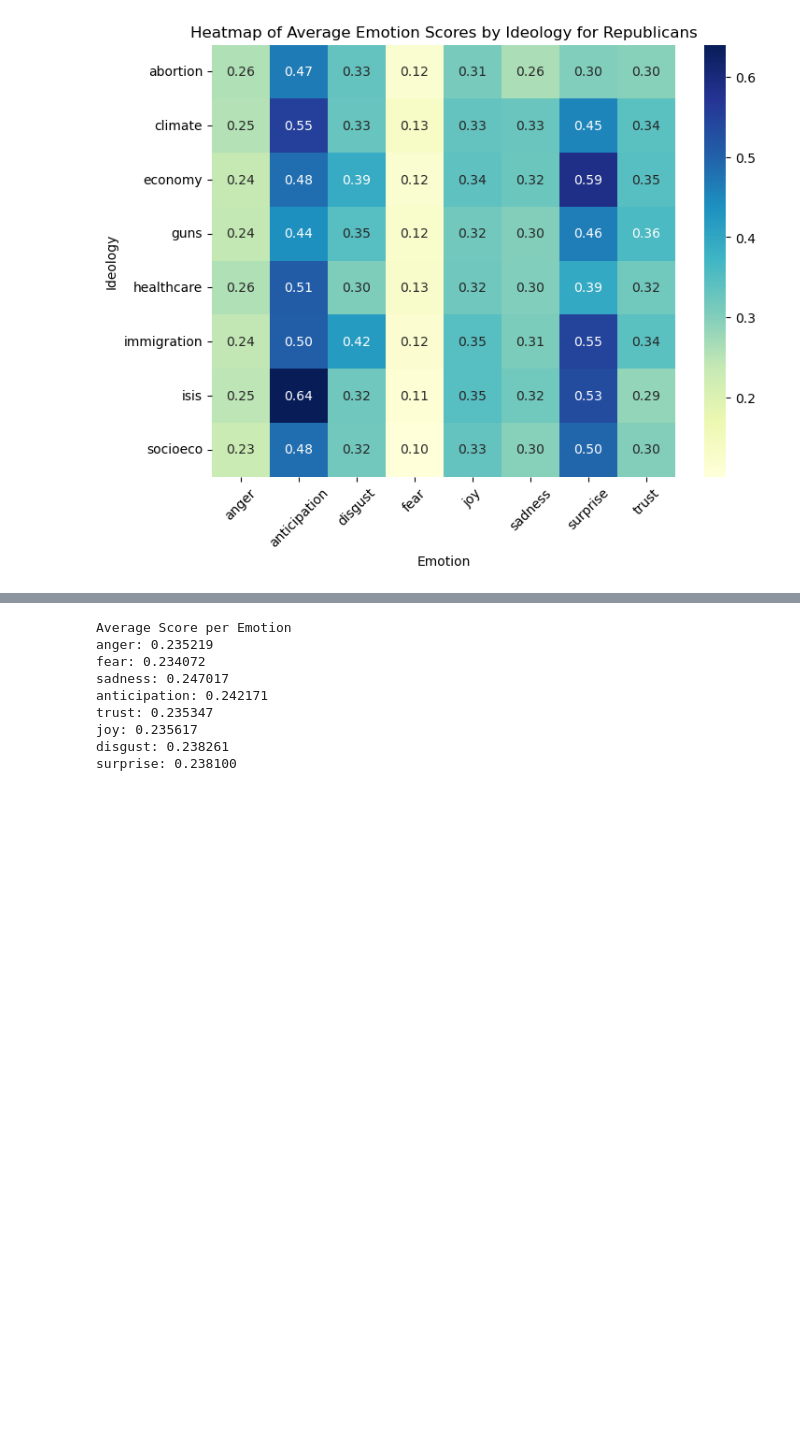
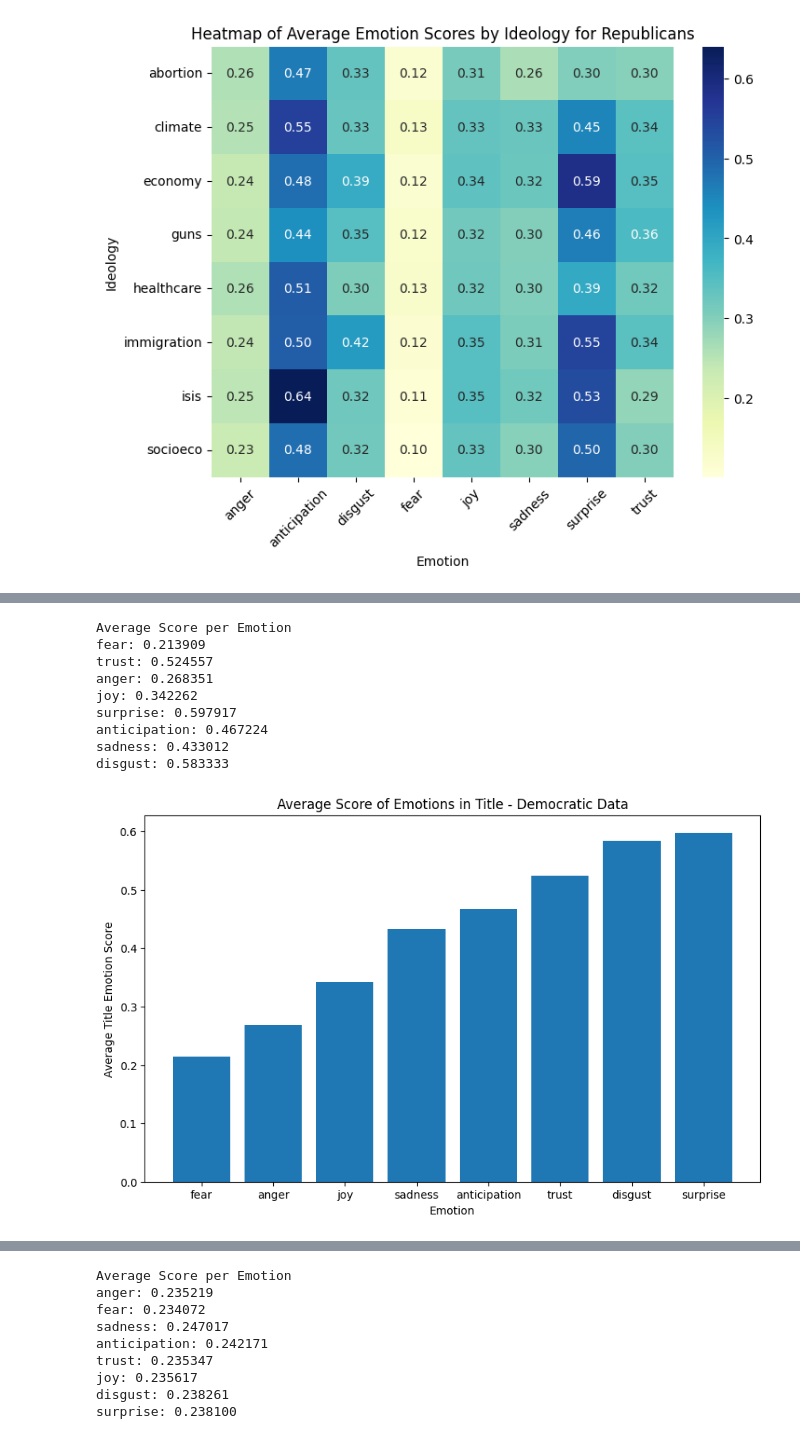
Before and after one commit to hlee107/EmoConsistency-PoliticalPolarization, a Jupyter notebook: ProjectPhase2Visualizations.ipynb, the cells around one changed output, grey strips where cells are left out. Saved outputs shown, nothing was run; the diff lists cells and outputs as text; code cells hidden in the pictures; blank space fills up the shorter version.

```diff
--- a/ProjectPhase2Visualizations.ipynb
+++ b/ProjectPhase2Visualizations.ipynb
@@ -478,0 +546,30 @@ surprise: 0.030772
+# %%
+# Average Score per Emotion - Title
+
+# Comment Emotion Distribution Analysis
+print('Average Score per Emotion')
+emo_score = {}
+
+# Calculate and Output Emotion Percentage
+for emo in republican_df_title['TitleEmotion'].unique():
+    emo_score[emo] = republican_df_title[republican_df_title['TitleEmotion'] == emo]['TitleEmotionScore'].mean()
+    print('%s: %f' %(emo, emo_score[emo]))
+
+# Order and Plot values
+emo_score = dict(sorted(emo_score.items(), key = lambda x: x[1]))
+plt.figure(figsize=(10,6))
+plt.bar(emo_score.keys(), emo_score.values())
+plt.xlabel('Emotion')
+plt.ylabel('Average Title Emotion Score')
+plt.title('Average Score of Emotions in Title - Democratic Data');
+# %% [output]
+Average Score per Emotion
+fear: 0.213909
+trust: 0.524557
+anger: 0.268351
+joy: 0.342262
+surprise: 0.597917
+anticipation: 0.467224
+sadness: 0.433012
+disgust: 0.583333
+[figure, added]
```
Also changed, not shown: parts of 6 cells of this notebook.
